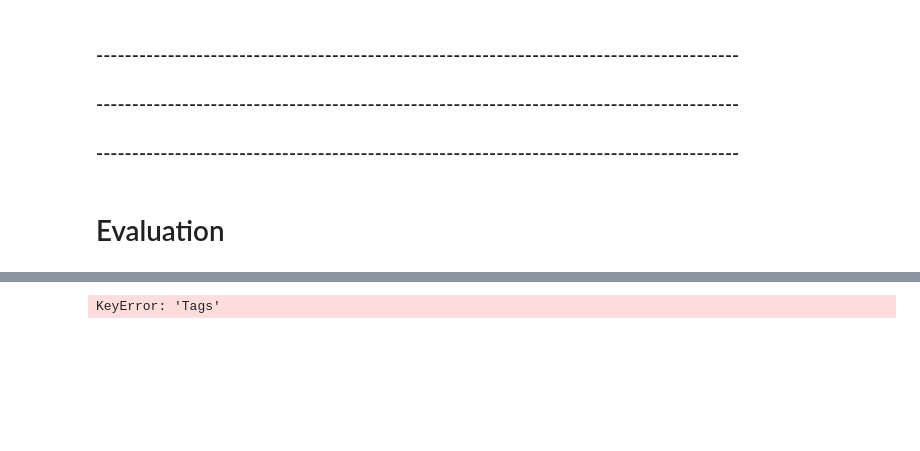
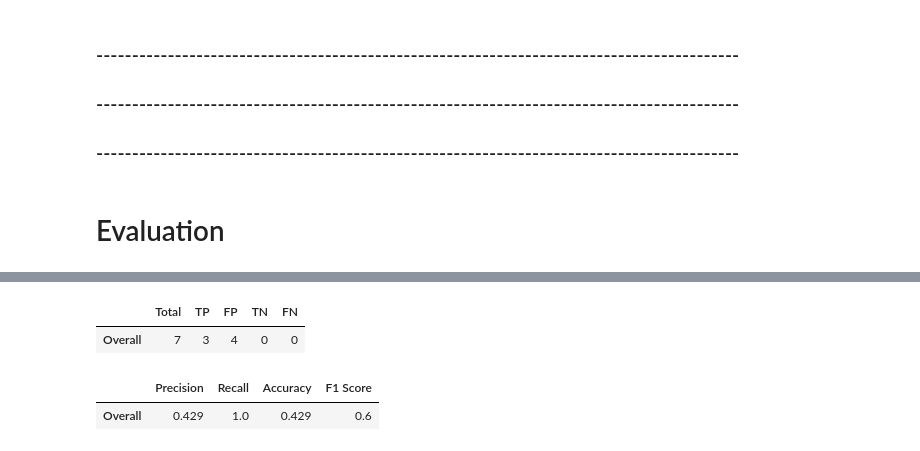
Before and after one commit to Leonjmroe/MSc-AI, a Jupyter notebook: Module 5 - Introduction to NLP/Final Assignment/Opinion_Miner_Final.ipynb, the cells around one changed output, grey strips where cells are left out. Saved outputs shown, nothing was run; the diff lists cells and outputs as text; code cells hidden in the pictures; blank space fills up the shorter version.

```diff
--- a/Module 5 - Introduction to NLP/Final Assignment/Opinion_Miner_Final.ipynb
+++ b/Module 5 - Introduction to NLP/Final Assignment/Opinion_Miner_Final.ipynb
@@ -1115,7 +1090,10 @@ noun_model_comparison([files[1]])
 # %%
-# feature_table, conf_matrix_df, metrics_df, df = opinion_miner_controller(files[2], 'vader', 'Lemmatised_Review_String', 'Soft_Filtered_Review_String', 0, 1)
+feature_table, conf_matrix_df, metrics_df, df = opinion_miner_controller(files[2], 'senti', 'Lemmatised_Review_String', 'Soft_Filtered_Review_String', 0.25, 1)
 df = parse_and_normalise_tags(copy.deepcopy(df))
 predictions, labels = build_ml_classifier(df)
 evaluate_ml_classifier(predictions, labels)
 # %% [output]
-KeyError: 'Tags'
+|  | Total | TP | FP | TN | FN |
+| Overall | 7 | 3 | 4 | 0 | 0 |
+|  | Precision | Recall | Accuracy | F1 Score |
+| Overall | 0.429 | 1.0 | 0.429 | 0.6 |
```
Also changed, not shown: parts of 4 cells of this notebook.
